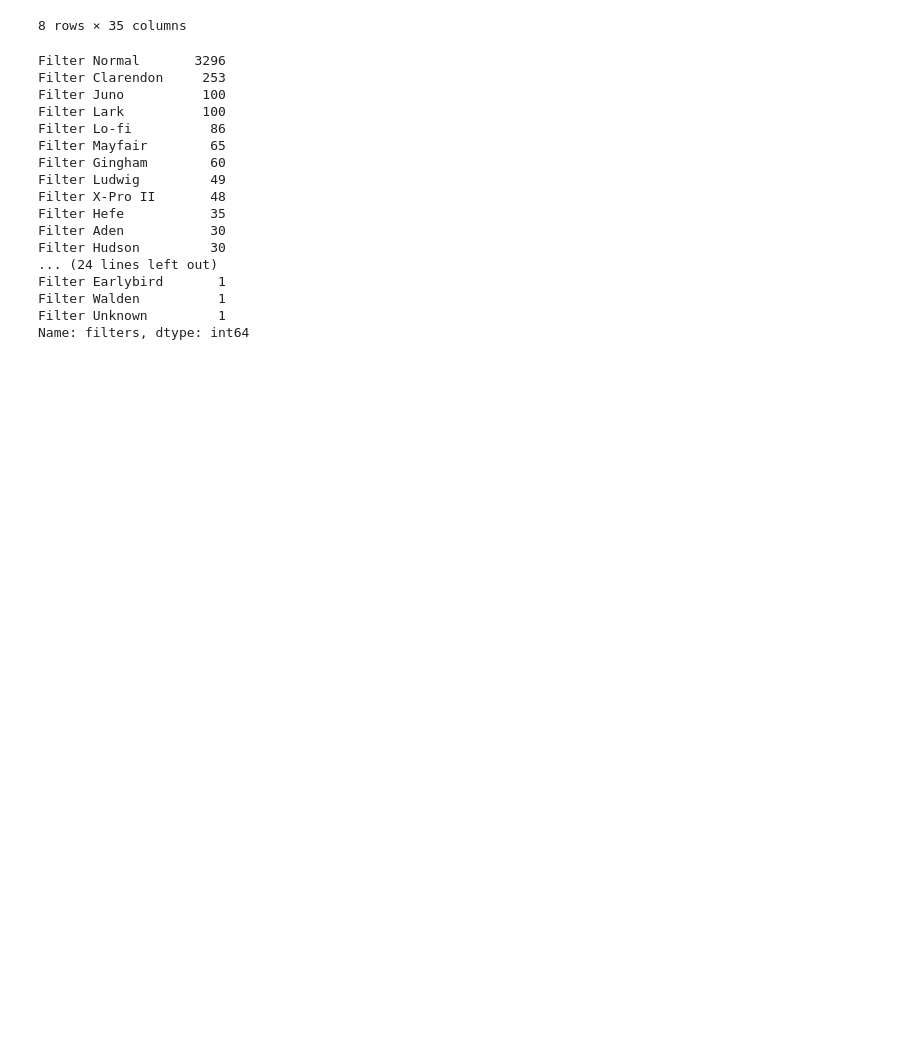
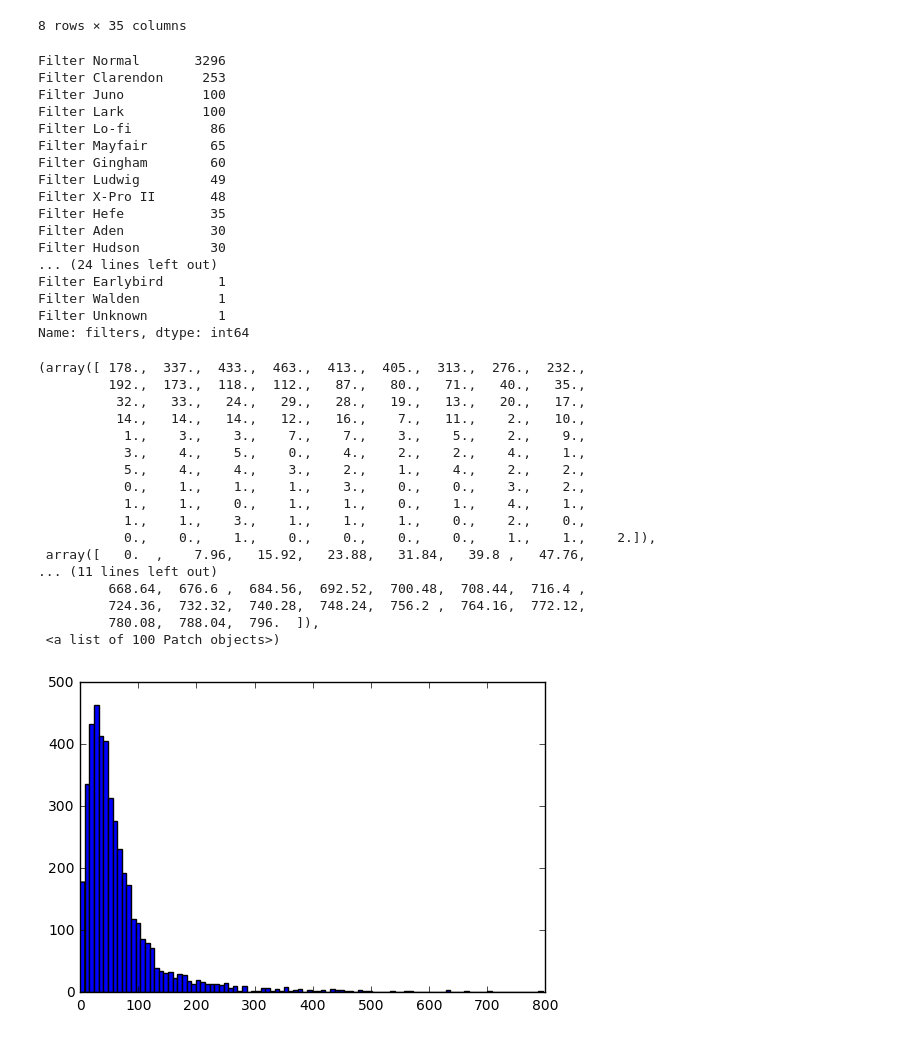
Before and after one commit to thunter009/Instapredict, a Jupyter notebook: EDA.ipynb, the cells around one changed output. Saved outputs shown, nothing was run; the diff lists cells and outputs as text; code cells hidden in the pictures; blank space fills up the shorter version.

```diff
--- a/EDA.ipynb
+++ b/EDA.ipynb
@@ -86,0 +85,22 @@ clean
+# %%
+%matplotlib inline
+plt.hist(clean['likes'][clean['likes'] < 800], bins = 100)
+# %% [output]
+(array([ 178.,  337.,  433.,  463.,  413.,  405.,  313.,  276.,  232.,
+         192.,  173.,  118.,  112.,   87.,   80.,   71.,   40.,   35.,
+          32.,   33.,   24.,   29.,   28.,   19.,   13.,   20.,   17.,
+          14.,   14.,   14.,   12.,   16.,    7.,   11.,    2.,   10.,
+           1.,    3.,    3.,    7.,    7.,    3.,    5.,    2.,    9.,
+           3.,    4.,    5.,    0.,    4.,    2.,    2.,    4.,    1.,
+           5.,    4.,    4.,    3.,    2.,    1.,    4.,    2.,    2.,
+           0.,    1.,    1.,    1.,    3.,    0.,    0.,    3.,    2.,
+           1.,    1.,    0.,    1.,    1.,    0.,    1.,    4.,    1.,
+           1.,    1.,    3.,    1.,    1.,    1.,    0.,    2.,    0.,
+           0.,    0.,    1.,    0.,    0.,    0.,    0.,    1.,    1.,    2.]),
+ array([   0.  ,    7.96,   15.92,   23.88,   31.84,   39.8 ,   47.76,
+... (11 lines left out)
+         668.64,  676.6 ,  684.56,  692.52,  700.48,  708.44,  716.4 ,
+         724.36,  732.32,  740.28,  748.24,  756.2 ,  764.16,  772.12,
+         780.08,  788.04,  796.  ]),
+ <a list of 100 Patch objects>)
+[figure, added]
```
Also changed, not shown: parts of 3 cells of this notebook.
